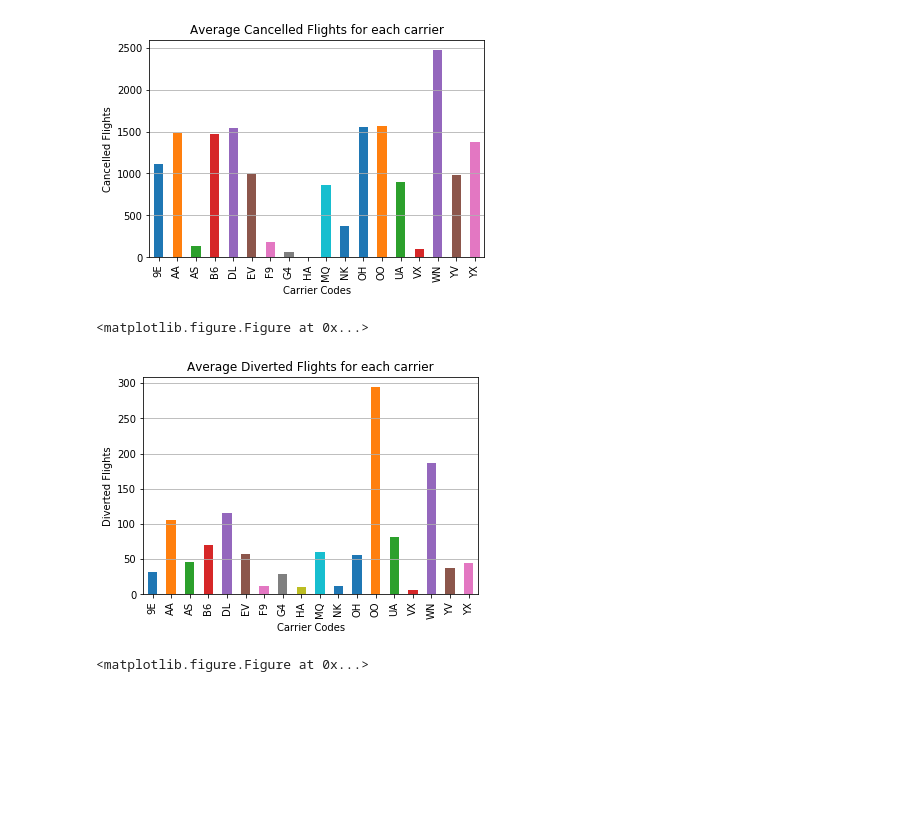
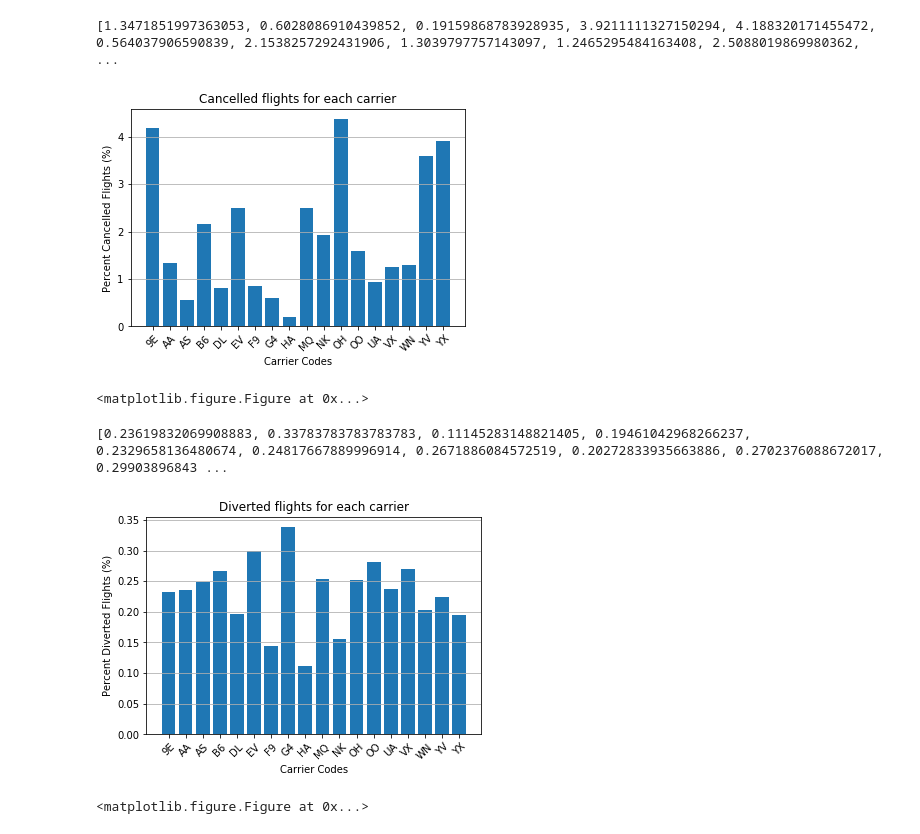
Before and after one commit to Randy0601/GroupProject, a Jupyter notebook: Saifee/Starter.ipynb, the cells around one changed output. Drawn from its saved outputs; the diff is of its cells as text; code cells hidden in the pictures; blank space fills up the shorter version.

```diff
--- a/Saifee/Starter.ipynb
+++ b/Saifee/Starter.ipynb
@@ -185,37 +342,41 @@ plt.show()
 <matplotlib.figure.Figure at 0x...>
 # %%
 carrier_cancelled_group_df = cancelled_flights_df.groupby("UniqueCarrier")
-#print(airline_group_df.count())
-carrier_total_cancelled_df = carrier_cancelled_group_df["Cancelled"].sum()
 
-count_chart = carrier_total_cancelled_df.plot(kind='bar')
+carrier_cancelled_per = [carrier_cancelled_group_df.get_group(carrier).size/carrier_group_df.get_group(carrier).size* 100 for carrier in unique_carrier_list]
+print(carrier_cancelled_per)
 
-# Set the xlabel and ylabel using class methods
-count_chart.set_xlabel("Carrier Codes")
-count_chart.set_ylabel("Cancelled Flights")
+plt.bar(unique_carrier_list,carrier_cancelled_per)
+plt.xlabel("Carrier Codes")
+plt.ylabel("Percent Cancelled Flights (%)")
+plt.xticks(rotation = 45)
 
-plt.title("Average Cancelled Flights for each carrier")
+plt.title("Cancelled flights for each carrier")
 plt.grid(axis='y')
 plt.show()
 plt.tight_layout()
+plt.show()
 # %% [output]
+[1.3471851997363053, 0.6028086910439852, 0.19159868783928935, 3.9211111327150294, 4.188320171455472, 0.564037906590839, 2.1538257292431906, 1.3039797757143097, 1.2465295484163408, 2.5088019869980362,  ...
-[figure, old version]
+[figure, new version]
-<matplotlib.figure.Figure at 0x...>
+<matplotlib.figure.Figure at 0x...>
 # %%
 carrier_diverted_group_df = diverted_flights_df.groupby("UniqueCarrier")
-#print(airline_group_df.count())
-carrier_total_diverted_df = carrier_diverted_group_df["Diverted"].sum()
 
-count_chart = carrier_total_diverted_df.plot(kind='bar')
+carrier_diverted_per = [carrier_diverted_group_df.get_group(carrier).size/carrier_group_df.get_group(carrier).size* 100 for carrier in unique_carrier_list]
+print(carrier_diverted_per)
 
-# Set the xlabel and ylabel using class methods
-count_chart.set_xlabel("Carrier Codes")
-count_chart.set_ylabel("Diverted Flights")
+plt.bar(unique_carrier_list,carrier_diverted_per)
+plt.xlabel("Carrier Codes")
+plt.ylabel("Percent Diverted Flights (%)")
+plt.xticks(rotation = 45)
 
-plt.title("Average Diverted Flights for each carrier")
+plt.title("Diverted flights for each carrier")
 plt.grid(axis='y')
 plt.show()
 plt.tight_layout()
+plt.show()
 # %% [output]
+[0.23619832069908883, 0.33783783783783783, 0.11145283148821405, 0.19461042968266237, 0.2329658136480674, 0.24817667889996914, 0.2671886084572519, 0.20272833935663886, 0.2702376088672017, 0.29903896843 ...
-[figure, old version]
+[figure, new version]
-<matplotlib.figure.Figure at 0x...>
+<matplotlib.figure.Figure at 0x...>
```
Also changed, not shown: parts of 23 cells of this notebook, 1 other file.
